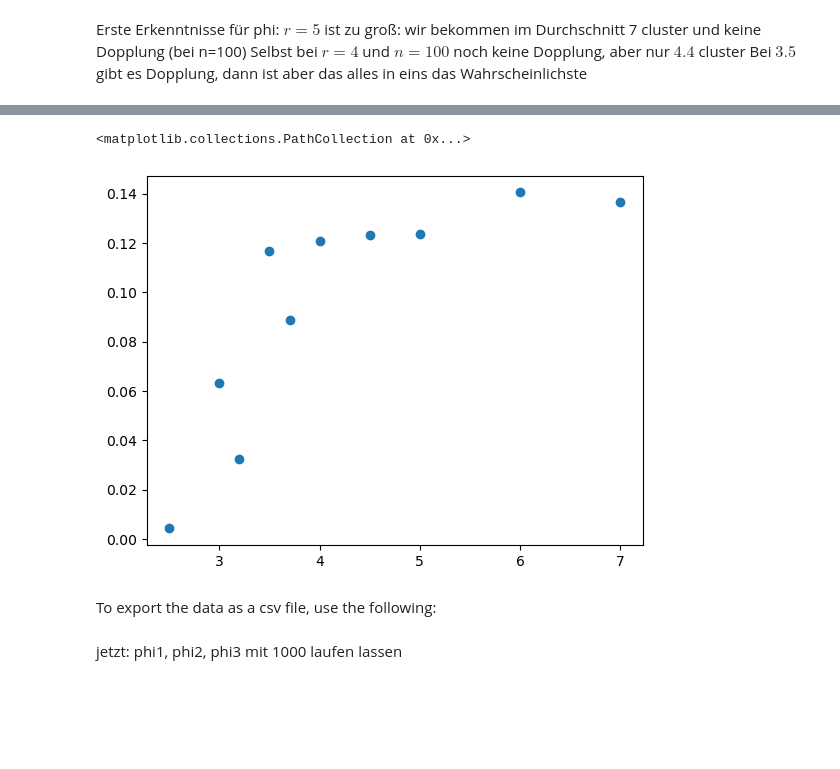
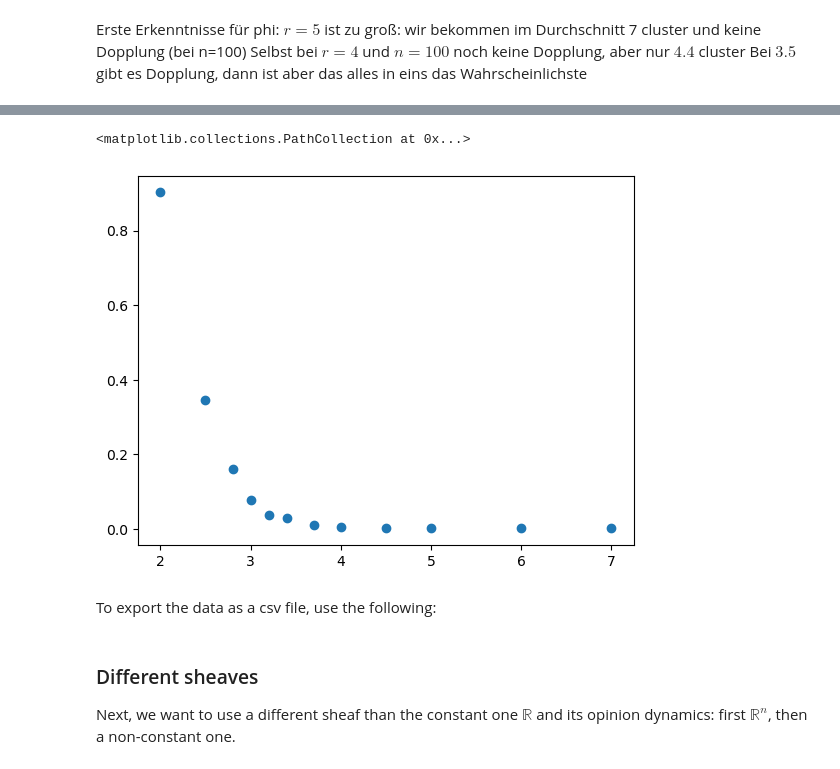
Before and after one commit to ArneWolf/Bd_confidence_communities, a Jupyter notebook: Main.ipynb, the cells around one changed output, grey strips where cells are left out. Cells and saved outputs as stored; diff of their text form; code cells hidden in the pictures; blank space fills up the shorter version.

Commit message:
done with basic sheaf

```diff
--- a/Main.ipynb
+++ b/Main.ipynb
@@ -68,7 +68,7 @@ def abl(t,arr):
     inc=nx.incidence_matrix(G,oriented=True).toarray()
     v=[]
     for k in nx.edges(G):
-        v=np.append(v,[phi2(abs(arr[k[0]]-arr[k[1]]))])
+        v=np.append(v,[phi3(abs(arr[k[0]]-arr[k[1]]))])
     return -np.dot(np.matmul(np.matmul(inc,np.diag(v)),np.transpose(inc)),arr)
 # %%
 def test(lsg):
@@ -85,12 +85,20 @@ def sol(G,r):
     """
     solves the dynamics for a given graph and a random starting distribution on -r/2,r/2
     """
-    y=[] #start value
-    for i in range(G.number_of_nodes()):
-        y=np.append(y,r*np.random.random()-r/2) #ok, range 2 scheint zu niedrig zu sein, range 3 ist schon besser...
-    sol=scipy.integrate.solve_ivp(abl,[0,1],y,t_eval=[1])
-    while test(sol.y[:,0])==1:
-        sol=scipy.integrate.solve_ivp(abl,[0,1],sol.y[:,0],t_eval=[1])
+    b=0
+    while b==0:
+        y=[] #start value
+        for i in range(G.number_of_nodes()):
+            y=np.append(y,r*np.random.random()-r/2) #ok, range 2 scheint zu niedrig zu sein, range 3 ist schon besser...
+        sol=scipy.integrate.solve_ivp(abl,[0,1],y,t_eval=[1])
+        s=0
+        while test(sol.y[:,0])==1 and s<1000:
+            sol=scipy.integrate.solve_ivp(abl,[0,1],sol.y[:,0],t_eval=[1])
+            s=s+1
+        if s==1000:
+            print('one calculation was restarted')
+        if s<1000:
+            b=1
     return sol
 # %%
 def part(G,r):
@@ -268,10 +276,11 @@ Erste Erkenntnisse für phi: $r=5$ ist zu groß: wir bekommen im Durchschnitt 7
 Selbst bei $r=4$ und $n=100$ noch keine Dopplung, aber nur $4.4$ cluster
 Bei $3.5$ gibt es Dopplung, dann ist aber das alles in eins das Wahrscheinlichste
 # %%
-n=10
+n=1000
 G=nx.karate_club_graph()
-data=basicalg(n,2.5,G)
-for r in [3,3.2,3.5,3.7,4,4.5,5,6,7,8,9]:
+data=basicalg(n,2,G)
+for r in [2.5,2.8,3,3.2,3.4,3.7,4,4.5,5,6,7]:
     data=np.vstack([data,basicalg(n,r,G)])
+    print(r,'done')
 data
 # %% [output]
@@ -279,8 +321,8 @@ KeyboardInterrupt:
 # %%
-plt.scatter(data[:,0],data[:,4])
+plt.scatter(data[:,0],data[:,1])
 # %% [output]
 <matplotlib.collections.PathCollection at 0x...>
-[figure, old version]
+[figure, new version]
 # %% [markdown]
 To export the data as a csv file, use the following:
 # %%
@@ -288,5 +330,7 @@ with open('/Users/arne/Documents/Uni/LSGNT/TDA/Data/basic_phi1_n100.csv','w') as
     writer = csv.writer(f)
     for k in [0,1,2,3,4,5]:
         writer.writerow(data[:,k])
-# %% [markdown]
-jetzt: phi1, phi2, phi3 mit 1000 laufen lassen
+# %% [markdown]
+### Different sheaves
+
+Next, we want to use a different sheaf than the constant one $\mathbb R$ and its opinion dynamics: first $\mathbb R^n$, then a non-constant one.
```
Also changed, not shown: parts of 5 cells of this notebook.
